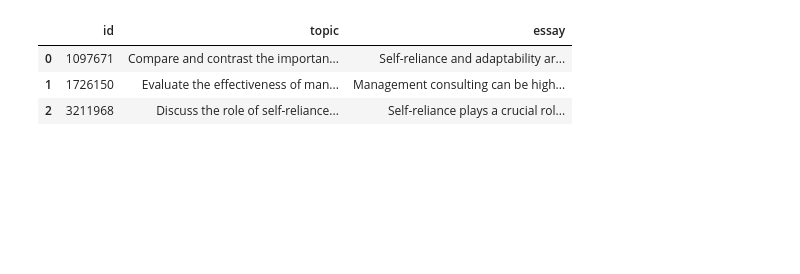
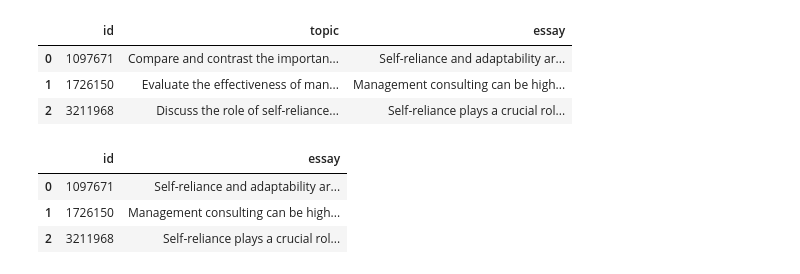
Before and after one commit to joshz123/Kaggle-Competitions, a Jupyter notebook: ask-politely.ipynb, the cells around one changed output. Cells and saved outputs as stored; diff of their text form; code cells hidden in the pictures; blank space fills up the shorter version.

```diff
--- a/ask-politely.ipynb
+++ b/ask-politely.ipynb
@@ -160,5 +160,12 @@ test_df
 | 2 | 3211968 | Discuss the role of self-reliance... | Self-reliance plays a crucial rol... |
 # %%
 submission = test_df[['id','essay']]
+# %%
+submission
+# %% [output]
+|  | id | essay |
+| 0 | 1097671 | Self-reliance and adaptability ar... |
+| 1 | 1726150 | Management consulting can be high... |
+| 2 | 3211968 | Self-reliance plays a crucial rol... |
 # %%
 submission.to_csv("submission.csv")
```
Also changed, not shown: parts of 2 cells of this notebook.
